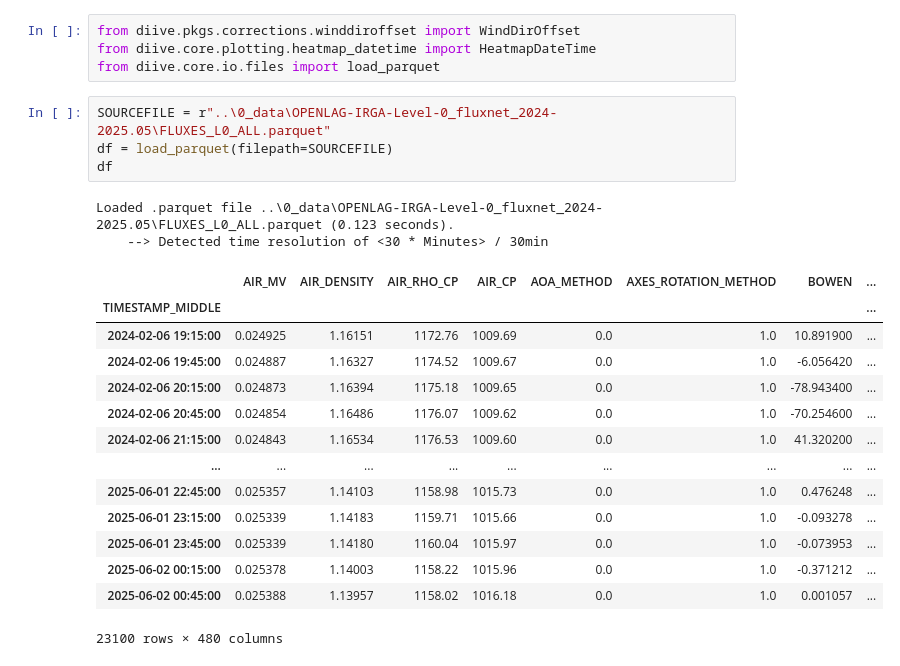
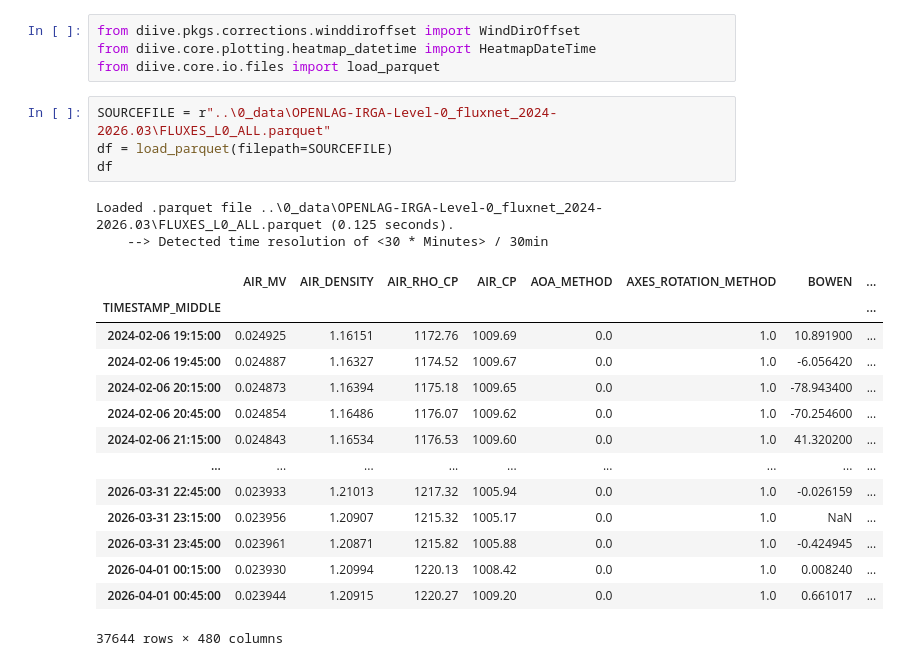
Before and after one commit to holukas/dataset_ch-hon_flux_product, a Jupyter notebook: dataset_ch-hon_flux_product/notebooks/00_PRELIMINARY_L0/03_L0_winddir_check.ipynb, the cells around one changed output. Saved outputs shown, nothing was run; the diff lists cells and outputs as text.

```diff
--- a/dataset_ch-hon_flux_product/notebooks/00_PRELIMINARY_L0/03_L0_winddir_check.ipynb
+++ b/dataset_ch-hon_flux_product/notebooks/00_PRELIMINARY_L0/03_L0_winddir_check.ipynb
@@ -5,26 +5,26 @@ from diive.pkgs.corrections.winddiroffset import WindDirOffset
 from diive.core.plotting.heatmap_datetime import HeatmapDateTime
 from diive.core.io.files import load_parquet
 # %%
-SOURCEFILE = r"..\0_data\OPENLAG-IRGA-Level-0_fluxnet_2024-2025.05\FLUXES_L0_ALL.parquet"
+SOURCEFILE = r"..\0_data\OPENLAG-IRGA-Level-0_fluxnet_2024-2026.03\FLUXES_L0_ALL.parquet"
 df = load_parquet(filepath=SOURCEFILE)
 df
 # %% [output]
-Loaded .parquet file ..\0_data\OPENLAG-IRGA-Level-0_fluxnet_2024-2025.05\FLUXES_L0_ALL.parquet (0.123 seconds).
+Loaded .parquet file ..\0_data\OPENLAG-IRGA-Level-0_fluxnet_2024-2026.03\FLUXES_L0_ALL.parquet (0.125 seconds).
     --> Detected time resolution of <30 * Minutes> / 30min
 |  | AIR_MV | AIR_DENSITY | AIR_RHO_CP | AIR_CP | AOA_METHOD | AXES_ROTATION_METHOD | BOWEN | ... |
 | TIMESTAMP_MIDDLE |  |  |  |  |  |  |  | ... |
 | 2024-02-06 19:15:00 | 0.024925 | 1.16151 | 1172.76 | 1009.69 | 0.0 | 1.0 | 10.891900 | ... |
 | 2024-02-06 19:45:00 | 0.024887 | 1.16327 | 1174.52 | 1009.67 | 0.0 | 1.0 | -6.056420 | ... |
 | 2024-02-06 20:15:00 | 0.024873 | 1.16394 | 1175.18 | 1009.65 | 0.0 | 1.0 | -78.943400 | ... |
 | 2024-02-06 20:45:00 | 0.024854 | 1.16486 | 1176.07 | 1009.62 | 0.0 | 1.0 | -70.254600 | ... |
 | 2024-02-06 21:15:00 | 0.024843 | 1.16534 | 1176.53 | 1009.60 | 0.0 | 1.0 | 41.320200 | ... |
 | ... | ... | ... | ... | ... | ... | ... | ... | ... |
-| 2025-06-01 22:45:00 | 0.025357 | 1.14103 | 1158.98 | 1015.73 | 0.0 | 1.0 | 0.476248 | ... |
-| 2025-06-01 23:15:00 | 0.025339 | 1.14183 | 1159.71 | 1015.66 | 0.0 | 1.0 | -0.093278 | ... |
-| 2025-06-01 23:45:00 | 0.025339 | 1.14180 | 1160.04 | 1015.97 | 0.0 | 1.0 | -0.073953 | ... |
-| 2025-06-02 00:15:00 | 0.025378 | 1.14003 | 1158.22 | 1015.96 | 0.0 | 1.0 | -0.371212 | ... |
-| 2025-06-02 00:45:00 | 0.025388 | 1.13957 | 1158.02 | 1016.18 | 0.0 | 1.0 | 0.001057 | ... |
+| 2026-03-31 22:45:00 | 0.023933 | 1.21013 | 1217.32 | 1005.94 | 0.0 | 1.0 | -0.026159 | ... |
+| 2026-03-31 23:15:00 | 0.023956 | 1.20907 | 1215.32 | 1005.17 | 0.0 | 1.0 | NaN | ... |
+| 2026-03-31 23:45:00 | 0.023961 | 1.20871 | 1215.82 | 1005.88 | 0.0 | 1.0 | -0.424945 | ... |
+| 2026-04-01 00:15:00 | 0.023930 | 1.20994 | 1220.13 | 1008.42 | 0.0 | 1.0 | 0.008240 | ... |
+| 2026-04-01 00:45:00 | 0.023944 | 1.20915 | 1220.27 | 1009.20 | 0.0 | 1.0 | 0.661017 | ... |
-23100 rows × 480 columns
+37644 rows × 480 columns
 # %%
 col = 'WD'
 wd = df[col].copy()
```
Also changed, not shown: parts of 2 cells of this notebook, 7 other files.
